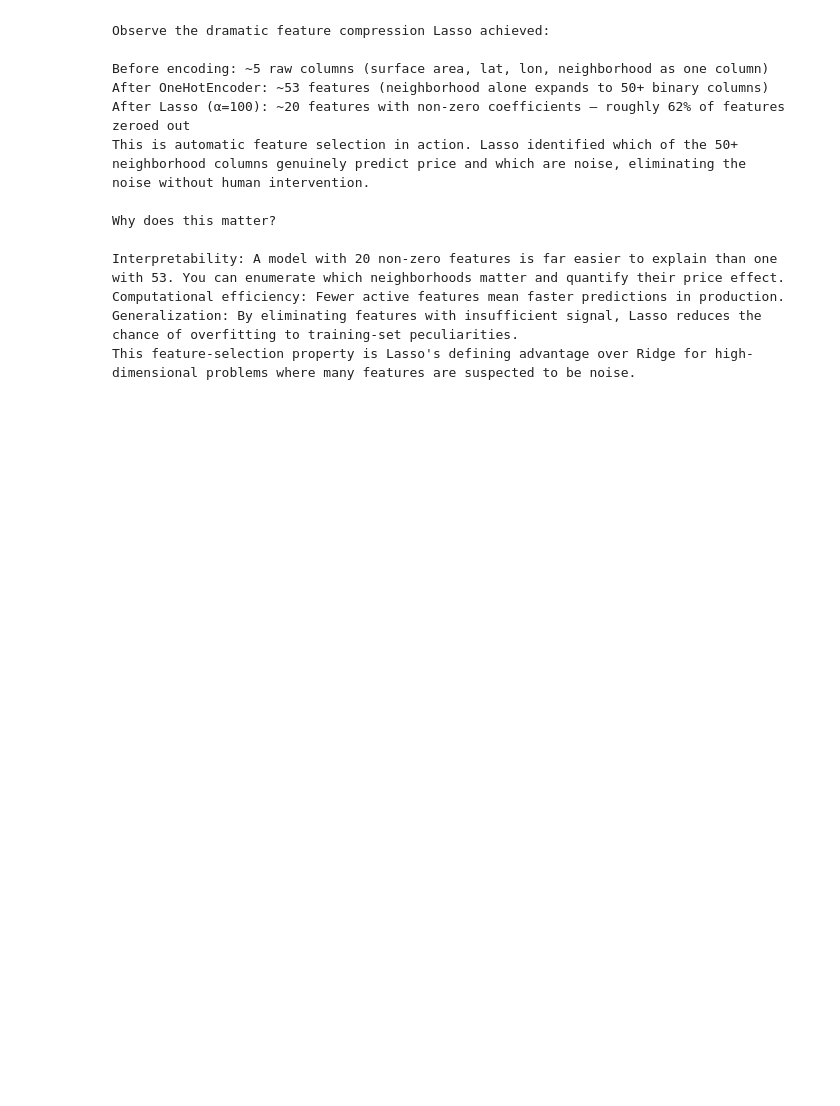
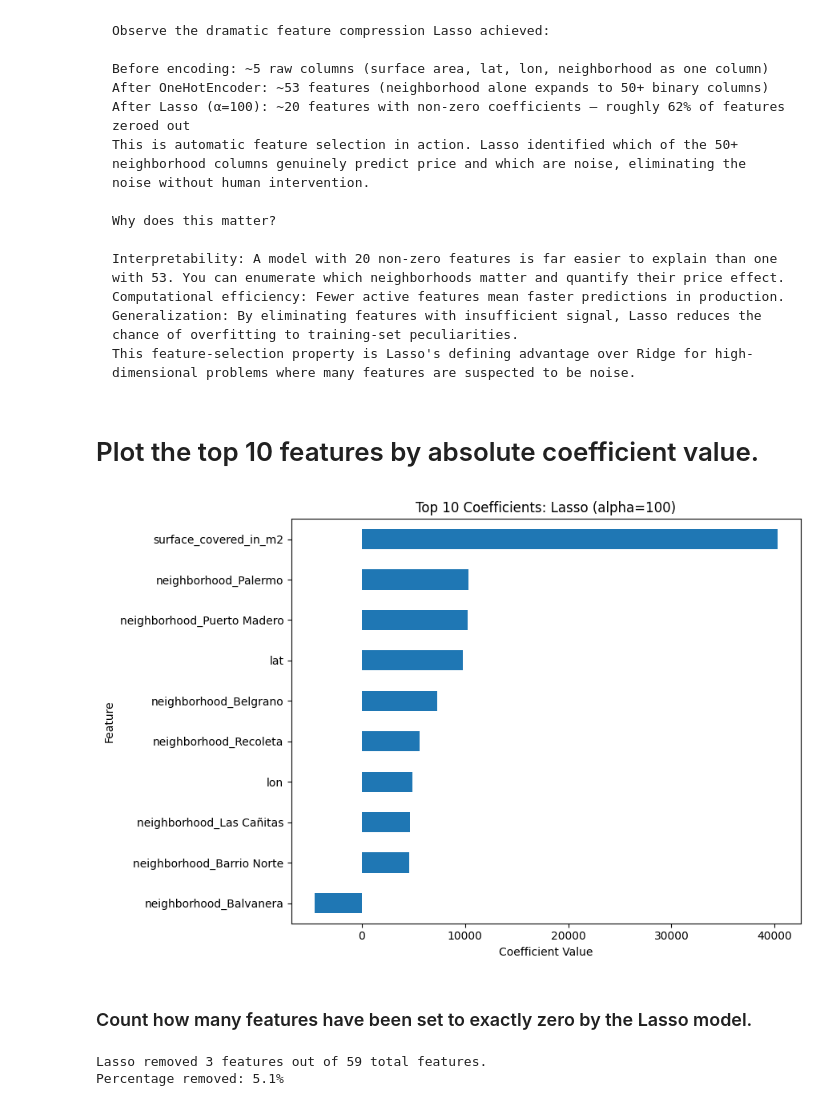
Before and after one commit to nayeem29dse/Predicting-Housing-Prices-in-Buenos-Aires-with-Linear-Regression, a Jupyter notebook: prediction_model.ipynb, the cells around one changed output. Drawn from its saved outputs; the diff is of its cells as text; code cells hidden in the pictures; blank space fills up the shorter version.

Commit message:
Plot the top 10 features by absolute coefficient value.

```diff
--- a/prediction_model.ipynb
+++ b/prediction_model.ipynb
@@ -1295,3 +1295,24 @@ Non-zero features: 56
     Computational efficiency: Fewer active features mean faster predictions in production.
     Generalization: By eliminating features with insufficient signal, Lasso reduces the chance of overfitting to training-set peculiarities.
     This feature-selection property is Lasso's defining advantage over Ridge for high-dimensional problems where many features are suspected to be noise.
+# %% [markdown]
+#  Plot the top 10 features by absolute coefficient value.
+# %%
+fig, ax = plt.subplots(figsize=(9, 6))
+feat_imp_3.sort_values(key=abs).tail(10).plot(kind="barh", ax=ax)
+ax.set_title("Top 10 Coefficients: Lasso (alpha=100)")
+ax.set_xlabel("Coefficient Value")
+ax.set_ylabel("Feature")
+plt.tight_layout()
+plt.show()
+# %% [output]
+[figure, added]
+# %% [markdown]
+### Count how many features have been set to exactly zero by the Lasso model.
+# %%
+lasso_zeros_count =(feat_imp_3 == 0).sum()
+print(f"Lasso removed {lasso_zeros_count} features out of {len(feat_imp_3)} total features.")
+print(f"Percentage removed: {lasso_zeros_count / len(feat_imp_3) * 100:.1f}%")
+# %% [output]
+Lasso removed 3 features out of 59 total features.
+Percentage removed: 5.1%
```
